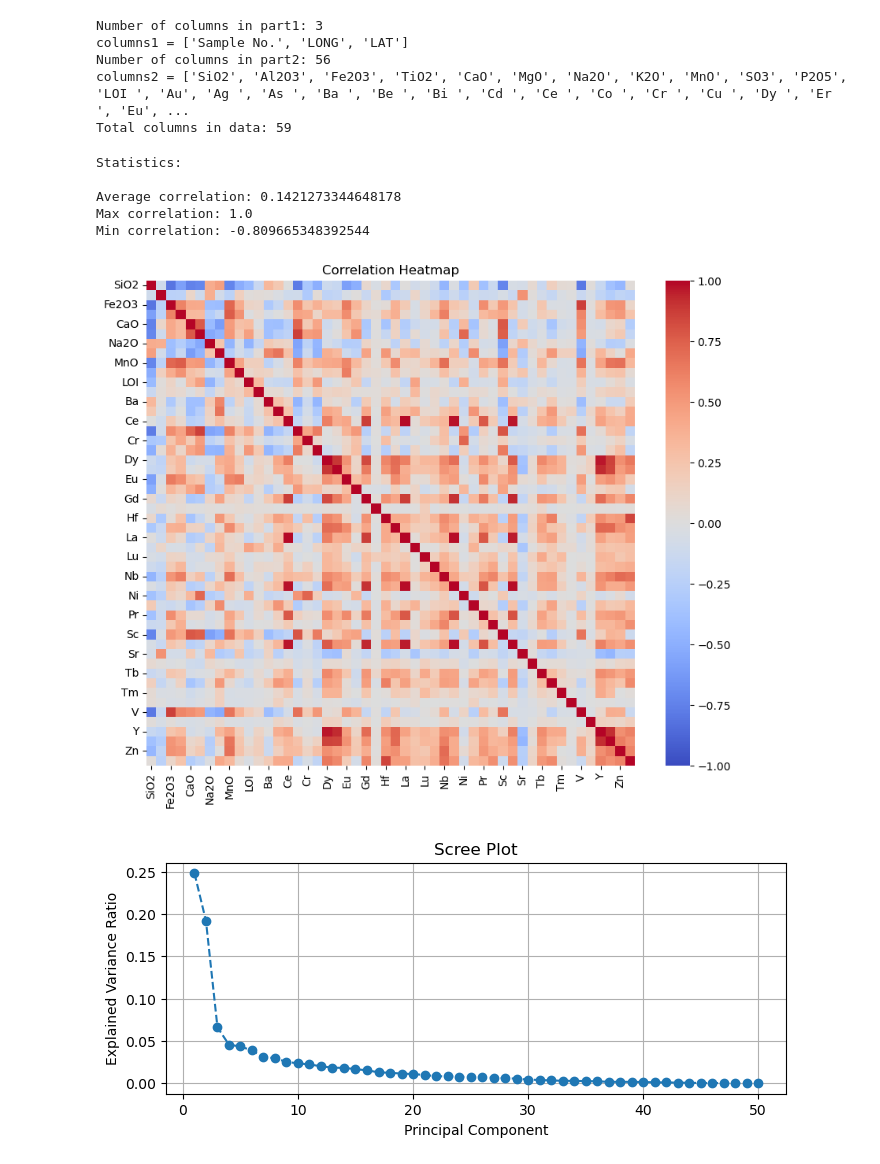
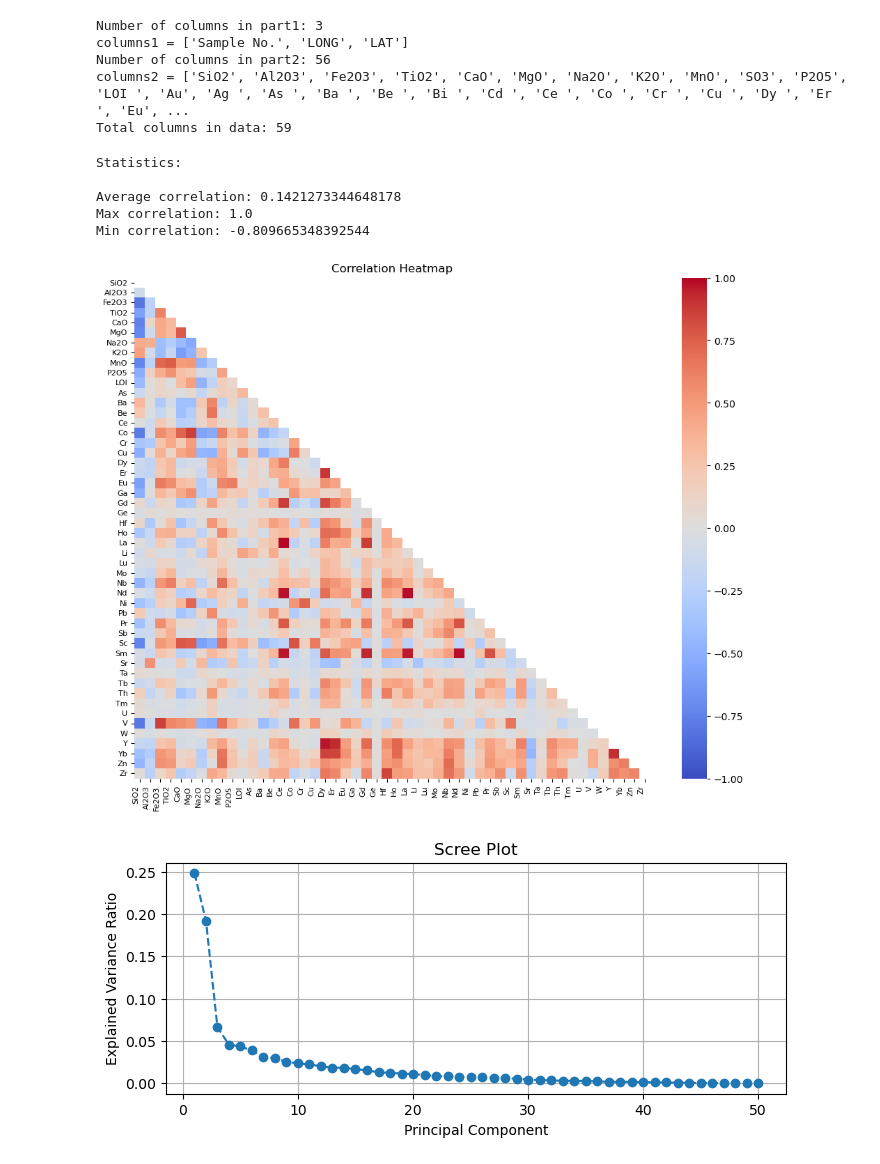
Before and after one commit to tyhowee/personal_code, a Jupyter notebook: data_analysis/saudi_data.ipynb, the cells around one changed output. Cells and saved outputs as stored; diff of their text form; code cells hidden in the pictures.

Commit message:
fixing corr plot, adding cumulative explained variance back in

```diff
--- a/data_analysis/saudi_data.ipynb
+++ b/data_analysis/saudi_data.ipynb
@@ -90,23 +90,52 @@ gajhq_data = gajhq_data.loc[:, gajhq_data.nunique() > 1]
 # %%
 # Corr plot
 gajhq_corr = gajhq_data.iloc[:, 3:].corr()
 
 print("Statistics:\n")
 print("Average correlation:", gajhq_corr.stack().mean())
 print("Max correlation:", gajhq_corr.stack().max())
 print("Min correlation:", gajhq_corr.stack().min())
 
+# Create a mask for the upper triangle
+gajhq_mask = np.triu(np.ones_like(gajhq_corr, dtype=bool))
+
 plt.figure(figsize=(10, 8))
-sns.heatmap(gajhq_corr, annot=False, fmt=".2f", cmap="coolwarm", vmin=-1, vmax=1)
+sns.heatmap(
+    gajhq_corr,
+    mask=gajhq_mask,
+    annot=False,
+    fmt=".2f",
+    cmap="coolwarm",
+    vmin=-1,
+    vmax=1,
+)
+
+# Explicitly set tick positions and labels
+tick_positions = np.arange(0.5, len(gajhq_corr))
+plt.xticks(
+    ticks=tick_positions,
+    labels=gajhq_corr.columns,
+    rotation=90,
+    fontsize=8,
+    ha="right",
+)
+plt.yticks(
+    ticks=tick_positions,
+    labels=gajhq_corr.index,
+    rotation=0,
+    fontsize=8,
+)
+
+plt.tight_layout()
 plt.title("Correlation Heatmap")
 plt.show()
 # %% [output]
 Statistics:
 
 Average correlation: 0.1421273344648178
 Max correlation: 1.0
 Min correlation: -0.809665348392544
-[figure, old version]
+[figure, new version]
 # %%
 ### PCA
 
```
